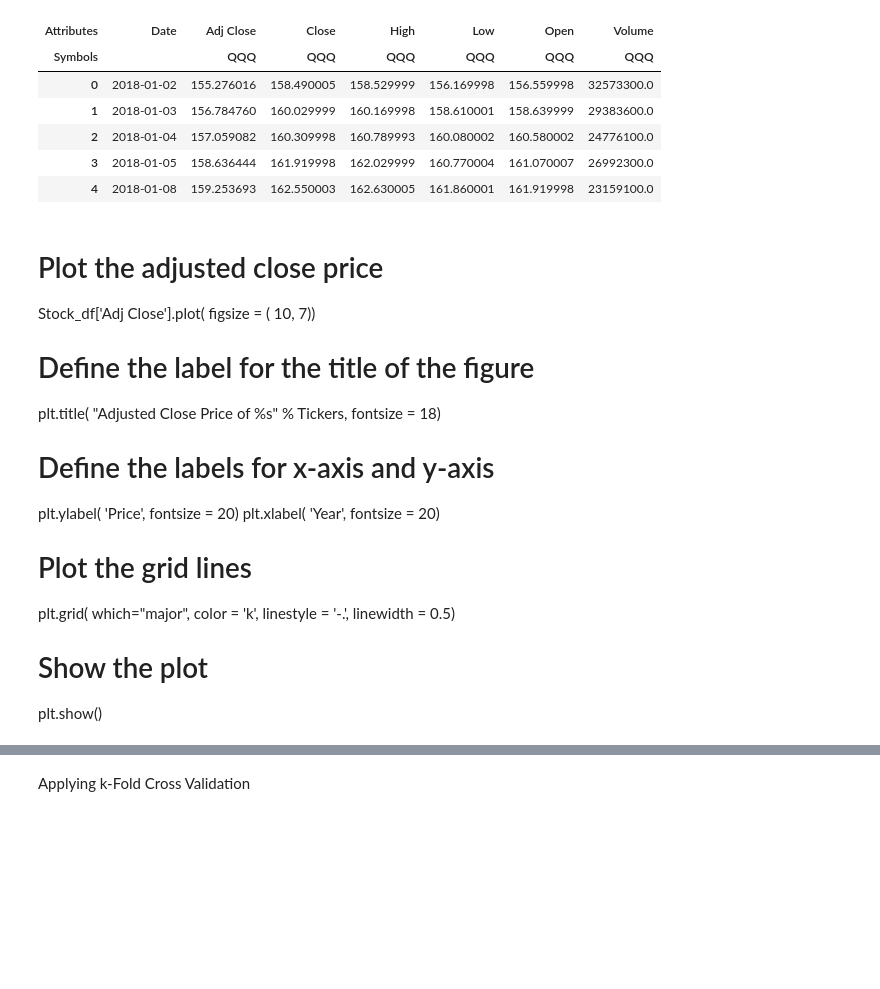
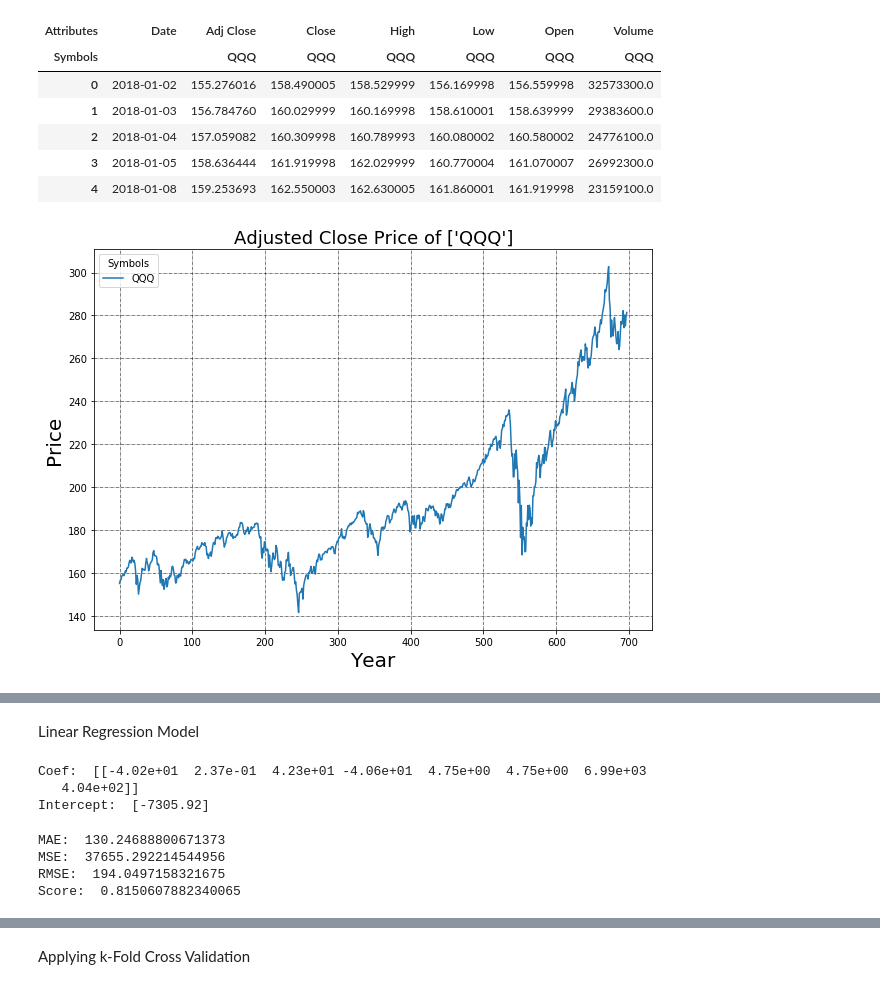
Before and after one commit to JLiang7/Stock-Market-Modeling, a Jupyter notebook: Proj_Stock_Modeling_API.ipynb, the cells around one changed output, grey strips where cells are left out. Drawn from its saved outputs; the diff is of its cells as text; code cells hidden in the pictures; blank space fills up the shorter version.

Commit message:
Updated Regression

```diff
--- a/Proj_Stock_Modeling_API.ipynb
+++ b/Proj_Stock_Modeling_API.ipynb
@@ -32,18 +32,20 @@ Stock_df.head()
 | 2 | 2018-01-04 | 157.059082 | 160.309998 | 160.789993 | 160.080002 | 160.580002 | 24776100.0 |
 | 3 | 2018-01-05 | 158.636444 | 161.919998 | 162.029999 | 160.770004 | 161.070007 | 26992300.0 |
 | 4 | 2018-01-08 | 159.253693 | 162.550003 | 162.630005 | 161.860001 | 161.919998 | 23159100.0 |
-# %% [markdown]
-# Plot the adjusted close price
-Stock_df['Adj Close'].plot( figsize = ( 10, 7))
-# Define the label for the title of the figure
-plt.title( "Adjusted Close Price of %s" % Tickers, fontsize = 18)
-# Define the labels for x-axis and y-axis
-plt.ylabel( 'Price', fontsize = 20)
-plt.xlabel( 'Year', fontsize = 20)
-# Plot the grid lines
-plt.grid( which="major", color = 'k', linestyle = '-.', linewidth = 0.5)
-# Show the plot
-plt.show()
+# %%
+# Plot the adjusted close price
+Stock_df['Adj Close'].plot( figsize = ( 10, 7))
+# Define the label for the title of the figure
+plt.title( "Adjusted Close Price of %s" % Tickers, fontsize = 18)
+# Define the labels for x-axis and y-axis
+plt.ylabel( 'Price', fontsize = 20)
+plt.xlabel( 'Year', fontsize = 20)
+# Plot the grid lines
+plt.grid( which="major", color = 'k', linestyle = '-.', linewidth = 0.5)
+# Show the plot
+plt.show()
+# %% [output]
+[figure, added]
 # %%
 # Data Aggregations on adjusted closing price
 Stock_df['Avg_5'] = Stock_df['Adj Close'].rolling( window = 5, center = False).mean()
@@ -77,3 +79,32 @@ X = df_train[features]
 X_test = df_test[features]
 y = df_train[target]
 y_test = df_test[target]
+# %% [markdown]
+Linear Regression Model
+# %%
+# Fitting Linear Regression to the dataset and predicting a new result
+from sklearn.linear_model import LinearRegression
+linear = LinearRegression()
+linear.fit(X, y)
+print("Coef: ", linear.coef_)
+print("Intercept: ", linear.intercept_)
+y_pred_linear = linear.predict(X_test)
+# %% [output]
+Coef:  [[-4.02e+01  2.37e-01  4.23e+01 -4.06e+01  4.75e+00  4.75e+00  6.99e+03
+   4.04e+02]]
+Intercept:  [-7305.92]
+# %%
+from sklearn.metrics import mean_absolute_error, mean_squared_error, r2_score
+mae_l = mean_absolute_error( y_test, y_pred_linear)
+mse_l = mean_squared_error( y_test, y_pred_linear)
+
+print("MAE: ", mae_l)
+print("MSE: ", mse_l)
+print("RMSE: ", np.sqrt(mse_l))
+print("Score: ", linear.score(X, y))
+#r2_score(y , y_pred_linear)
+# %% [output]
+MAE:  130.24688800671373
+MSE:  37655.292214544956
+RMSE:  194.0497158321675
+Score:  0.8150607882340065
```
Also changed, not shown: parts of 14 cells of this notebook.
